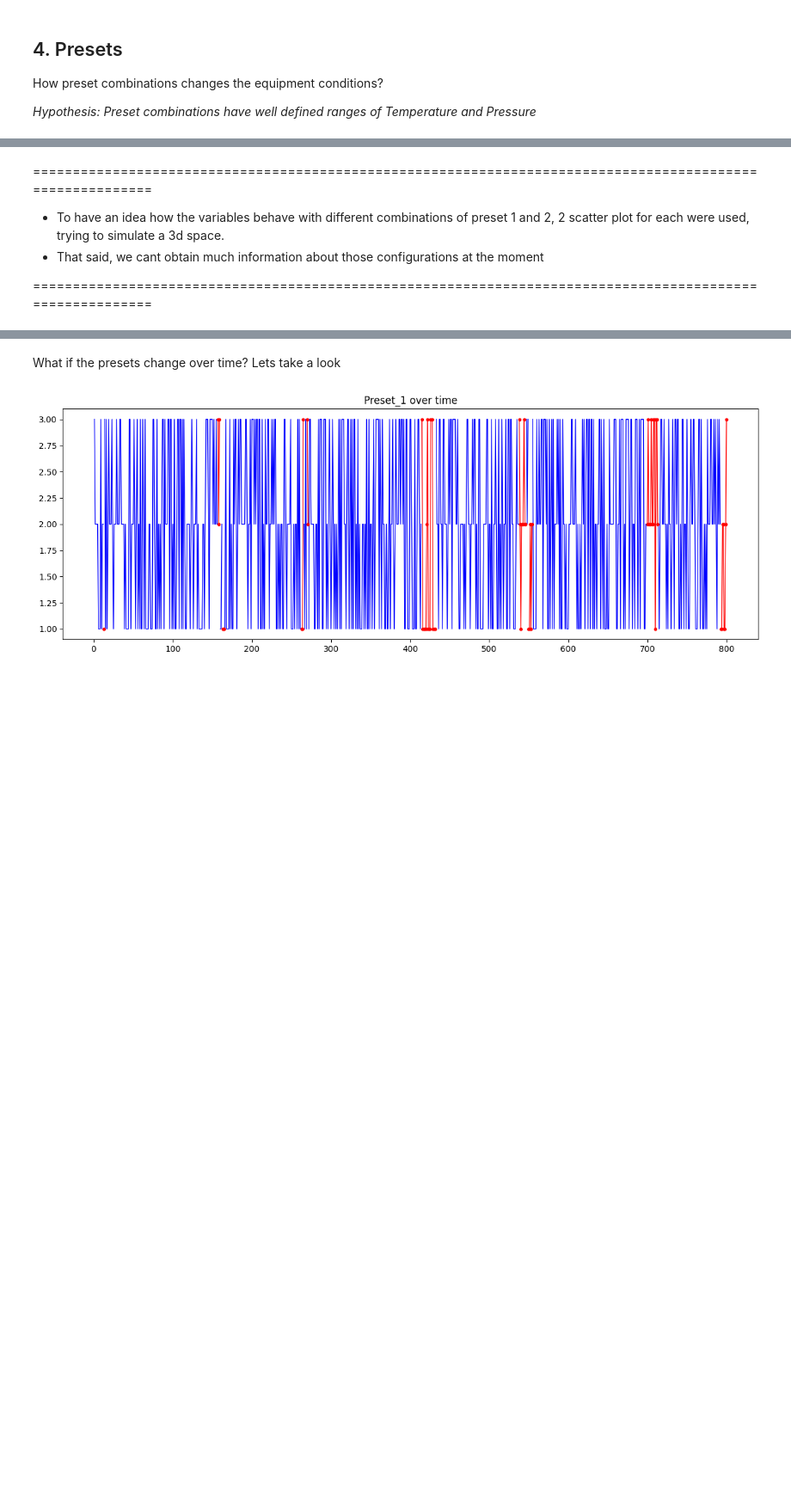
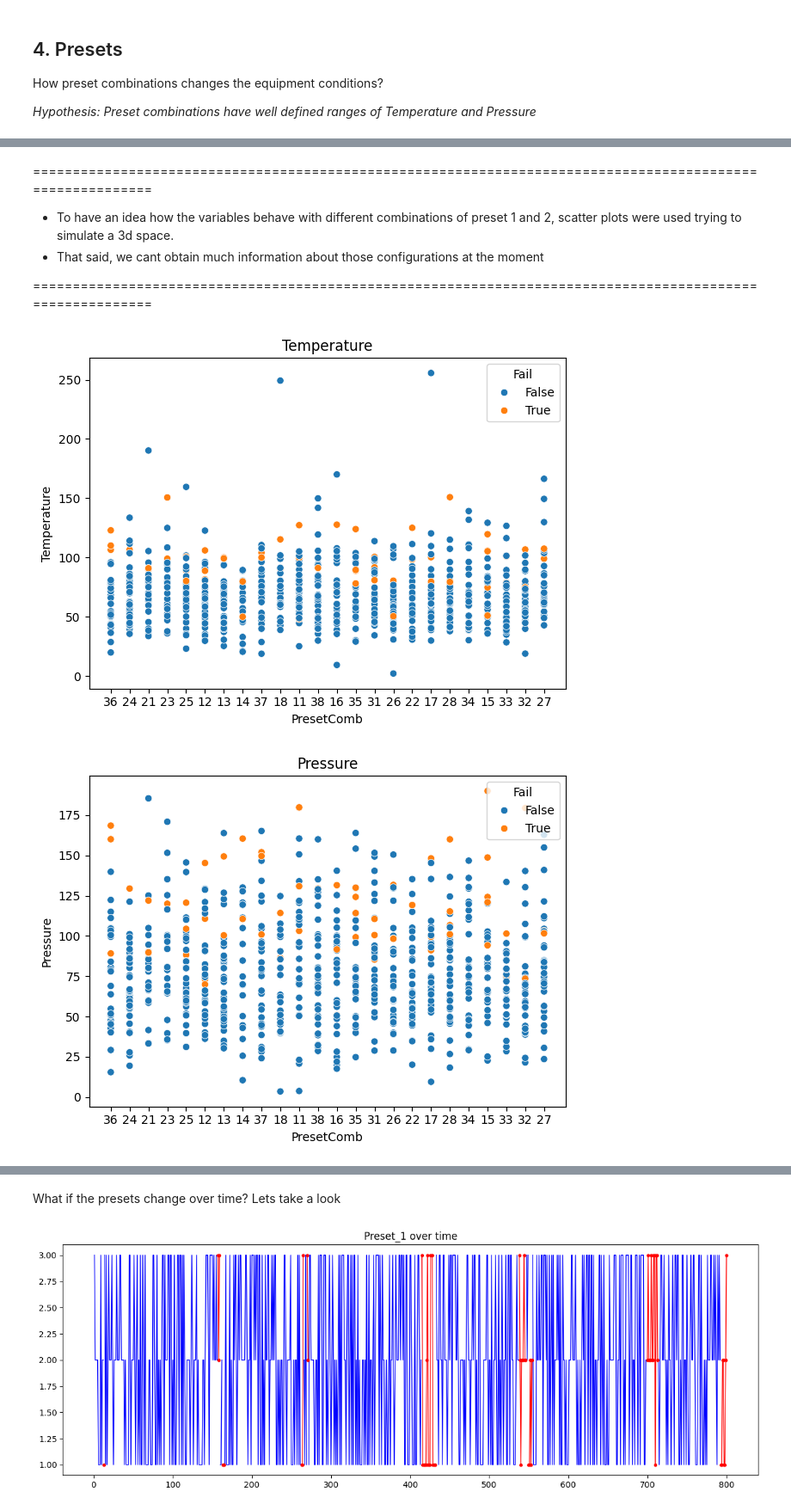
Before and after one commit to daniel64bit/failure-detection, a Jupyter notebook: notebooks/01_eda.ipynb, the cells around one changed output, grey strips where cells are left out. Shown at 86% size. Drawn from its saved outputs; the diff is of its cells as text; code cells hidden in the pictures; blank space fills up the shorter version.

```diff
--- a/notebooks/01_eda.ipynb
+++ b/notebooks/01_eda.ipynb
@@ -463,6 +535,23 @@ for variable in features:
 # %% [markdown]
 ==========================================================================================================
-- To have an idea how the variables behave with different combinations of preset 1 and 2, 2 scatter plot for each were used, trying to simulate a 3d space.
+- To have an idea how the variables behave with different combinations of preset 1 and 2, scatter plots were used trying to simulate a 3d space.
 - That said, we cant obtain much information about those configurations at the moment
 
 ==========================================================================================================
+# %%
+# combinated presets
+for variable in features:
+
+    sns.scatterplot(
+        data=df_oge,
+        x="PresetComb",
+        y=variable,
+        hue="Fail"
+    )
+
+    plt.title(variable)
+    plt.tight_layout()
+    plt.show()
+# %% [output]
+[figure, added]
+[figure, added]
```
Also changed, not shown: parts of 17 cells of this notebook.
